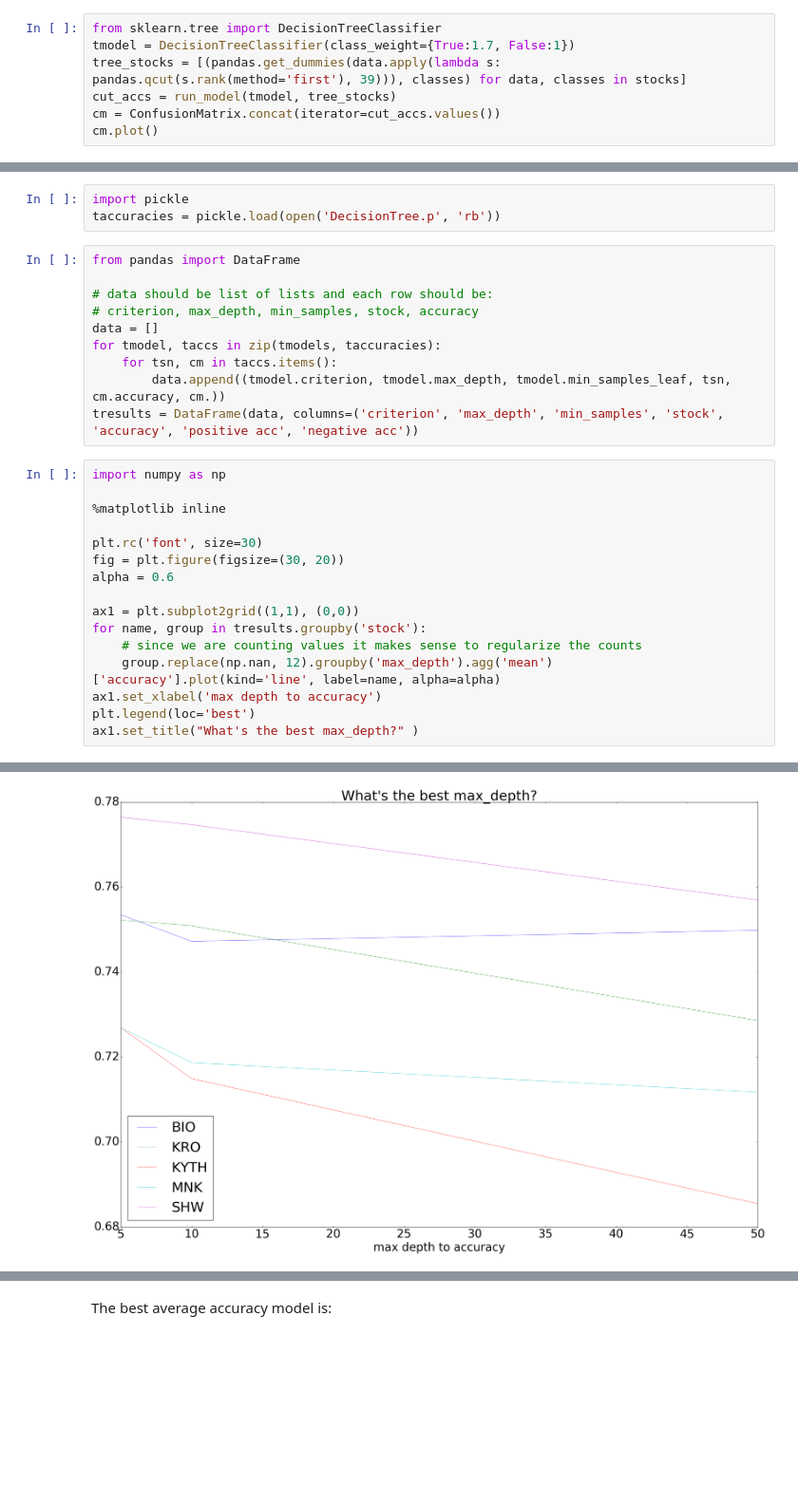
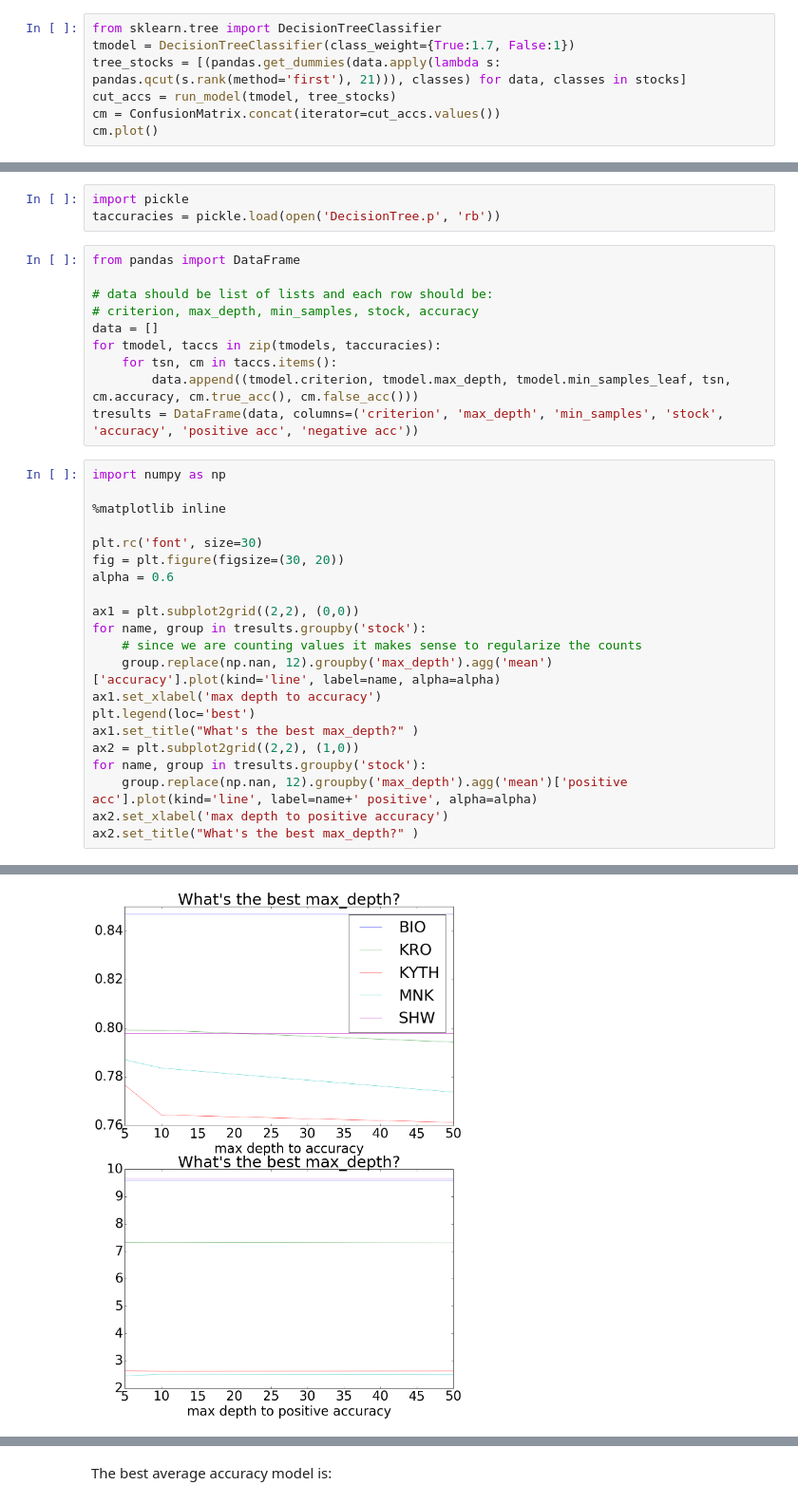
Before and after one commit to eytans/Stockifier, a Jupyter notebook: Decision Tree.ipynb, the cells around one changed output, grey strips where cells are left out. Shown at 95% size. Saved outputs shown, nothing was run; the diff lists cells and outputs as text; blank space fills up the shorter version.

Commit message:
Updated Decision tree run
Signed-off-by: eytan <eytan.singher@gmail.com>

```diff
--- a/Decision Tree.ipynb
+++ b/Decision Tree.ipynb
@@ -152,7 +160,7 @@ We got a little less good predictions for positive. This isn't good because it h
 # %%
 from sklearn.tree import DecisionTreeClassifier
 tmodel = DecisionTreeClassifier(class_weight={True:1.7, False:1})
-tree_stocks = [(pandas.get_dummies(data.apply(lambda s: pandas.qcut(s.rank(method='first'), 39))), classes) for data, classes in stocks]
+tree_stocks = [(pandas.get_dummies(data.apply(lambda s: pandas.qcut(s.rank(method='first'), 21))), classes) for data, classes in stocks]
 cut_accs = run_model(tmodel, tree_stocks)
 cm = ConfusionMatrix.concat(iterator=cut_accs.values())
 cm.plot()
@@ -197,27 +206,32 @@ from pandas import DataFrame
 data = []
 for tmodel, taccs in zip(tmodels, taccuracies):
     for tsn, cm in taccs.items():
-        data.append((tmodel.criterion, tmodel.max_depth, tmodel.min_samples_leaf, tsn, cm.accuracy, cm.))
+        data.append((tmodel.criterion, tmodel.max_depth, tmodel.min_samples_leaf, tsn, cm.accuracy, cm.true_acc(), cm.false_acc()))
 tresults = DataFrame(data, columns=('criterion', 'max_depth', 'min_samples', 'stock', 'accuracy', 'positive acc', 'negative acc'))
 # %%
 import numpy as np
 
 %matplotlib inline
 
 plt.rc('font', size=30)
 fig = plt.figure(figsize=(30, 20))
 alpha = 0.6
 
-ax1 = plt.subplot2grid((1,1), (0,0))
+ax1 = plt.subplot2grid((2,2), (0,0))
 for name, group in tresults.groupby('stock'):
     # since we are counting values it makes sense to regularize the counts
     group.replace(np.nan, 12).groupby('max_depth').agg('mean')['accuracy'].plot(kind='line', label=name, alpha=alpha)
 ax1.set_xlabel('max depth to accuracy')
 plt.legend(loc='best')
 ax1.set_title("What's the best max_depth?" )
+ax2 = plt.subplot2grid((2,2), (1,0))
+for name, group in tresults.groupby('stock'):
+    group.replace(np.nan, 12).groupby('max_depth').agg('mean')['positive acc'].plot(kind='line', label=name+' positive', alpha=alpha)
+ax2.set_xlabel('max depth to positive accuracy')
+ax2.set_title("What's the best max_depth?" )
 # %% [output]
 <matplotlib.text.Text at 0x...>
-[figure, old version]
+[figure, new version]
 # %%
 plt.rc('font', size=30)
 fig = plt.figure(figsize=(30, 20))
```
Also changed, not shown: parts of 17 cells of this notebook, 1 other file.
